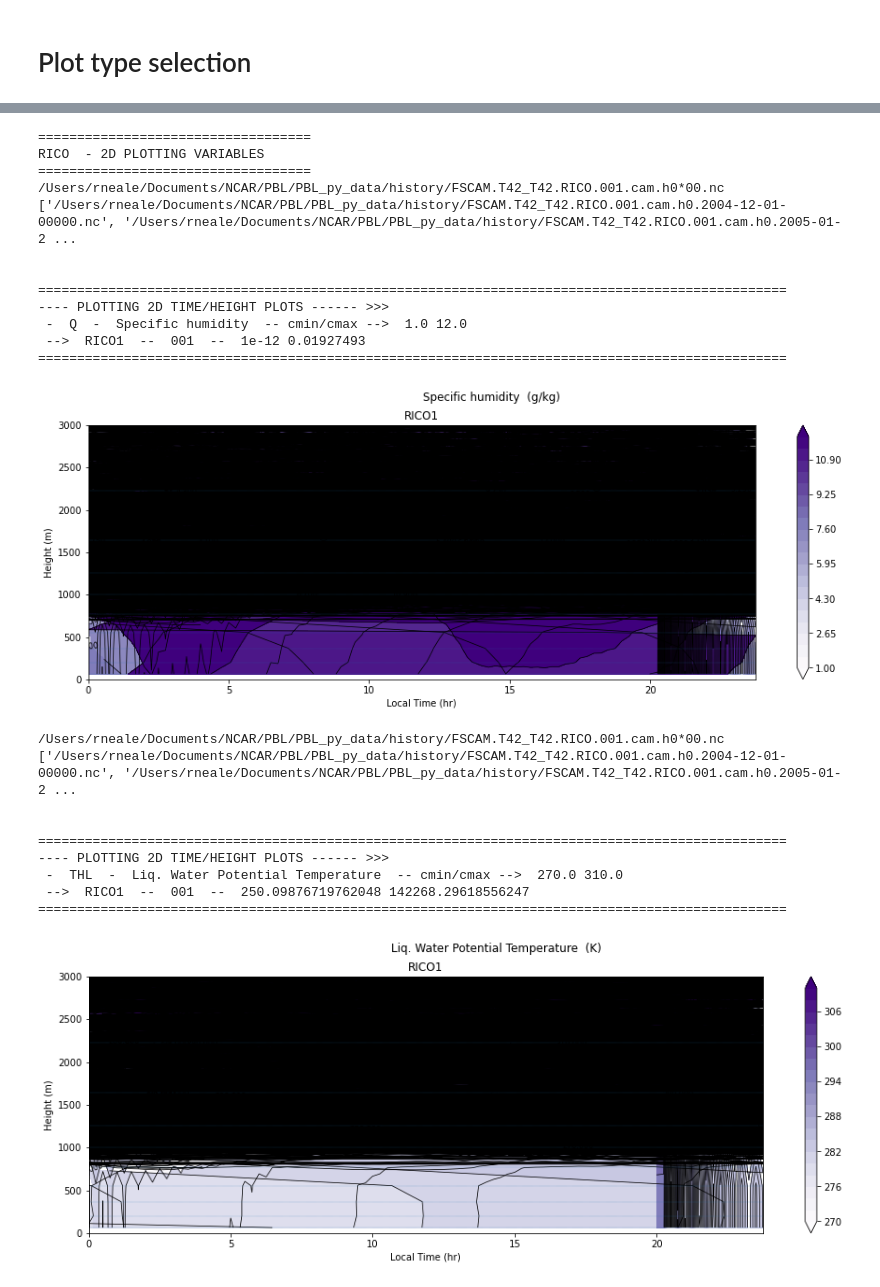
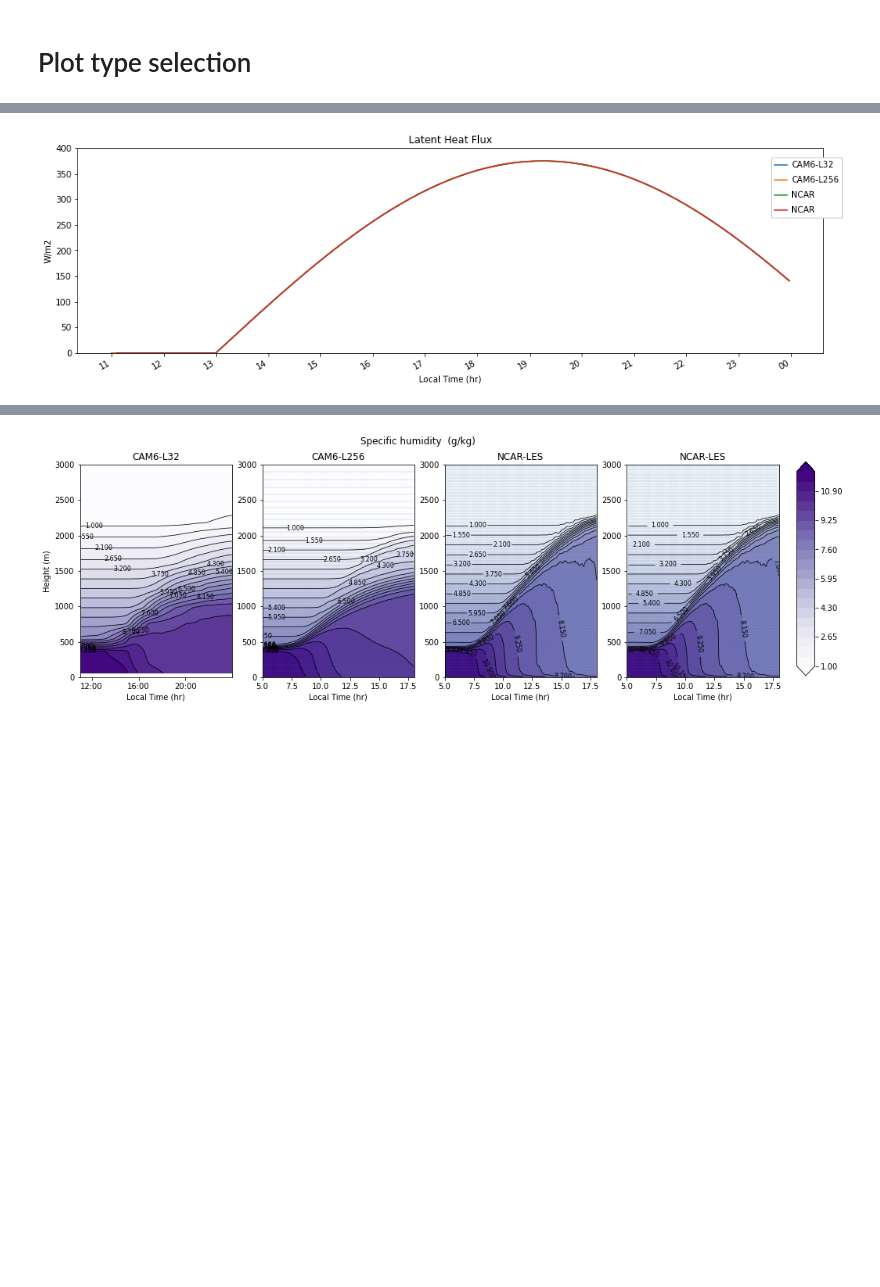
Before and after one commit to swrneale/python-scripts, a Jupyter notebook: PBL/scam_plots.ipynb, the cells around one changed output, grey strips where cells are left out. Drawn from its saved outputs; the diff is of its cells as text; code cells hidden in the pictures; blank space fills up the shorter version.

Commit message:
Updates for multi-case plots with panels

```diff
--- a/PBL/scam_plots.ipynb
+++ b/PBL/scam_plots.ipynb
@@ -37,14 +41,13 @@ p0 = mconst.pot_temp_ref_press.magnitude
 # Add Experiment Set
 # %%
 
-#### SCRIPT TO READ IN SCAM OUTPUT AND MAKE SOME PLOTS ####
-###### IOP file info. ######
+''' ###### IOP file info. ###### '''
 
 #case_iop = "PERDIGAO" ; scam_file_nums = ['001','002','003','004'] ; scam_run_names = ['x01','x02','x03','x04']
-#case_iop = "SAS" ; scam_file_nums = ['106.norad','106d.norad','LES','LES'] ; scam_run_names = ['CAM6-L32','CAM6-L256','NCAR','NCAR']
-#case_iop = "SAS" ; scam_file_nums = ['106d.norad'] ; scam_run_names = ['CAM6-L256']
+case_iop = "SAS" ; scam_file_nums = ['106.norad','106d.norad','LES','LES'] ; scam_run_names = ['CAM6-L32','CAM6-L256','NCAR','NCAR']
+##case_iop = "SAS" ; scam_file_nums = ['106d.norad'] ; scam_run_names = ['CAM6-L256']
 
-case_iop = "RICO" ; scam_file_nums = ['001'] ; scam_run_names = ['RICO1']
+#case_iop = "RICO" ; scam_file_nums = ['001'] ; scam_run_names = ['RICO1']
 
 
 
@@ -53,22 +56,20 @@ case_iop = "RICO" ; scam_file_nums = ['001'] ; scam_run_names = ['RICO1']
 #scam_file_nums = ['106.norad','LES'] # ''=L16, ''=L32
 #scam_run_names = ['CAM6-L32-NoRad','NCAR']
 
-########## BASE DIRS ############
+''' ########## BASE DIRS ############ '''
 
 dir_root = '/Users/rneale/Documents/NCAR/PBL/PBL_py_data/'
 # %% [markdown]
 # Diagnostic Field Selections
 ## List of variables for each plot type
 # %%
-# Global Vars. #
+
+''' ##### Global Vars. ##### '''
 
 fig_file = True # Need to add this in RBN
 fig_screen = True
-all_vars_info = True # List all variables that can be plotted in each 'set'
+all_vars_info = False # List all variables that can be plotted in each 'set'
 
-
-
-#### PLOTTING ####
 
 """ ### ### ### ### """
 """ ###  1D TS  ### """
@@ -76,7 +77,7 @@ all_vars_info = True # List all variables that can be plotted in each 'set'
 #pvars_ts1d = np.array(['PBLH','TS','LHFLX','SHFLX','PRECC','PRECL','FLNS']) # D profile timeseries plots
 #pvars_ts1d = np.array(['SHFLX','LHFLX','PBLH','PBLH_DQ'])
 
-pvars_ts1d = np.array(['PRECC'])
+pvars_ts1d = np.array(['LHFLX'])
 
 
 
@@ -89,7 +90,7 @@ pvars_ts1d = np.array(['PRECC'])
 #            'STEND_CLUBB','RVMTEND_CLUBB','WPTHLP_CLUBB','WPRTP_CLUBB','WP3_CLUBB','THLP2_CLUBB','WP2_CLUBB'] # 2D profile timeseries plots
 #pvars_ts2d = ['DTV','VD01','DCQ','Q','T','TH','THL']
 #pvars_ts2d = ['THV','TH','Q','WP2_CLUBB','WP3_CLUBB','WPTHLP_CLUBB','WPRTP_CLUBB','THLP2_CLUBB','RTP2_CLUBB']
-pvars_ts2d = np.array(['Q','THL'])
+pvars_ts2d = np.array(['Q'])
 
 
 """ ### ### ### ### ### """
@@ -158,19 +159,17 @@ run_info['Var List'] = all_vars_info
 # %% [markdown]
 # Plot type selection
 # %%
-###### Plotting ##########
+importlib.reload(myplt) # Required because I am constantly editing scam_func.py
 
-importlib.reload(mypy) # Required because I am constantly editing scam_func.py
+''' ###### PLOT SETS ###### '''
 
+myplt.plot1d_ts_scam(run_info)   # 1D time series plots
+myplt.plot2d_ts_scam(run_info)   # 2D time series plots
 
-###### PLOT SETS ######
-
-mypy.plot1d_ts_scam(run_info)   # 1D time series plots
-mypy.plot2d_ts_scam(run_info)   # 2D time series plots
-#mypy.plot1d_snap_scam(run_info)   # 1D snapshot plots
-#mypy.plot1d_anim_scam(run_info) # 2D profile animation plots
+#myplot.plot1d_snap_scam(run_info)   # 1D snapshot plots
+#myplot.plot1d_anim_scam(run_info) # 2D profile animation plots
 
 ## New plot sets
-#mypy.plot1d_mean_scam(run_info)   # 1D mean profiles
-#mypy.plot1d_budget_scam(run_info)   # 1D mean profiles
+#myplot.plot1d_mean_scam(run_info)   # 1D mean profiles
+#myplot.plot1d_budget_scam(run_info)   # 1D mean profiles
 # %% [output]
@@ -192,0 +192 @@ mypy.plot2d_ts_scam(run_info)   # 2D time series plots
+[figure, new version]
@@ -246,23 +210 @@ Locator attempting to generate 1541 ticks ([1790.9166666666667, ..., 1855.083333
-===================================
-RICO  - 2D PLOTTING VARIABLES
-===================================
-/Users/rneale/Documents/NCAR/PBL/PBL_py_data/history/FSCAM.T42_T42.RICO.001.cam.h0*00.nc
-['/Users/rneale/Documents/NCAR/PBL/PBL_py_data/history/FSCAM.T42_T42.RICO.001.cam.h0.2004-12-01-00000.nc', '/Users/rneale/Documents/NCAR/PBL/PBL_py_data/history/FSCAM.T42_T42.RICO.001.cam.h0.2005-01-2 ...
-
-
-================================================================================================
----- PLOTTING 2D TIME/HEIGHT PLOTS ------ >>>
- -  Q  -  Specific humidity  -- cmin/cmax -->  1.0 12.0
- -->  RICO1  --  001  --  1e-12 0.01927493
-================================================================================================
-[figure, old version]
+[figure, new version]
-/Users/rneale/Documents/NCAR/PBL/PBL_py_data/history/FSCAM.T42_T42.RICO.001.cam.h0*00.nc
-['/Users/rneale/Documents/NCAR/PBL/PBL_py_data/history/FSCAM.T42_T42.RICO.001.cam.h0.2004-12-01-00000.nc', '/Users/rneale/Documents/NCAR/PBL/PBL_py_data/history/FSCAM.T42_T42.RICO.001.cam.h0.2005-01-2 ...
-
-
-================================================================================================
----- PLOTTING 2D TIME/HEIGHT PLOTS ------ >>>
- -  THL  -  Liq. Water Potential Temperature  -- cmin/cmax -->  270.0 310.0
- -->  RICO1  --  001  --  250.09876719762048 142268.29618556247
-================================================================================================
-[figure, removed]
```
Also changed, not shown: parts of 3 cells of this notebook, 3 other files.
